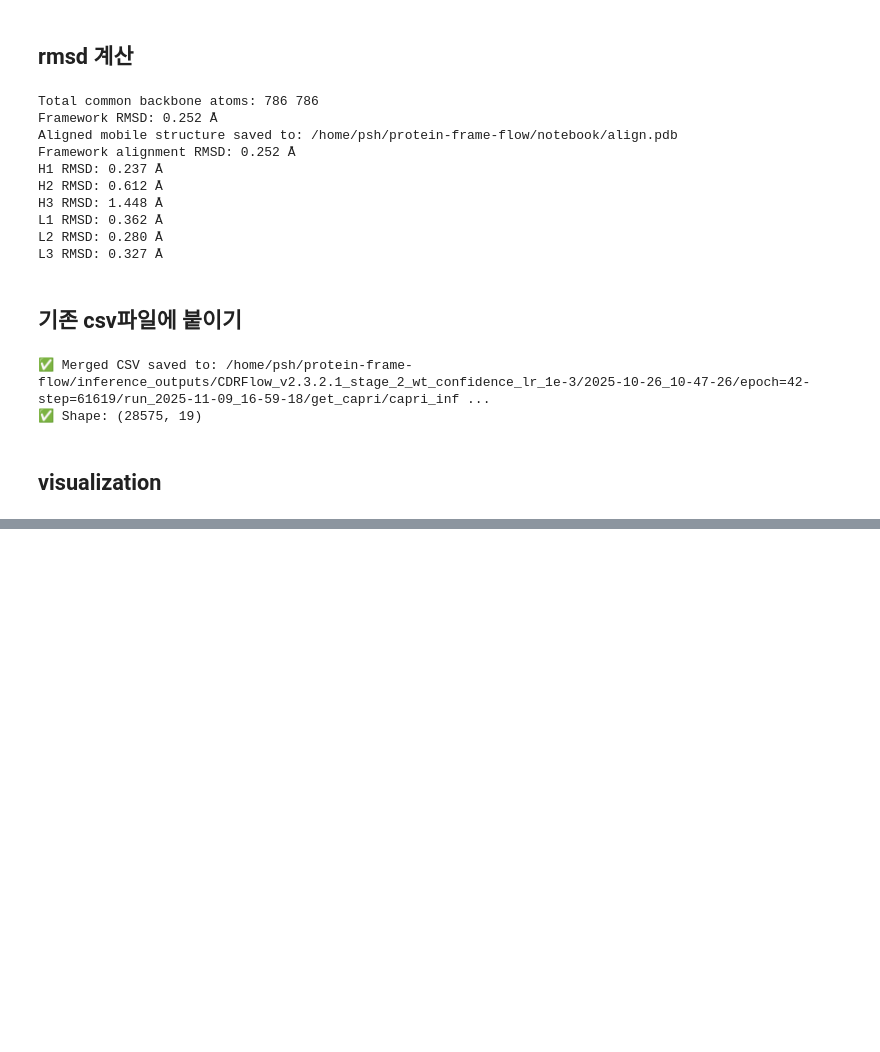
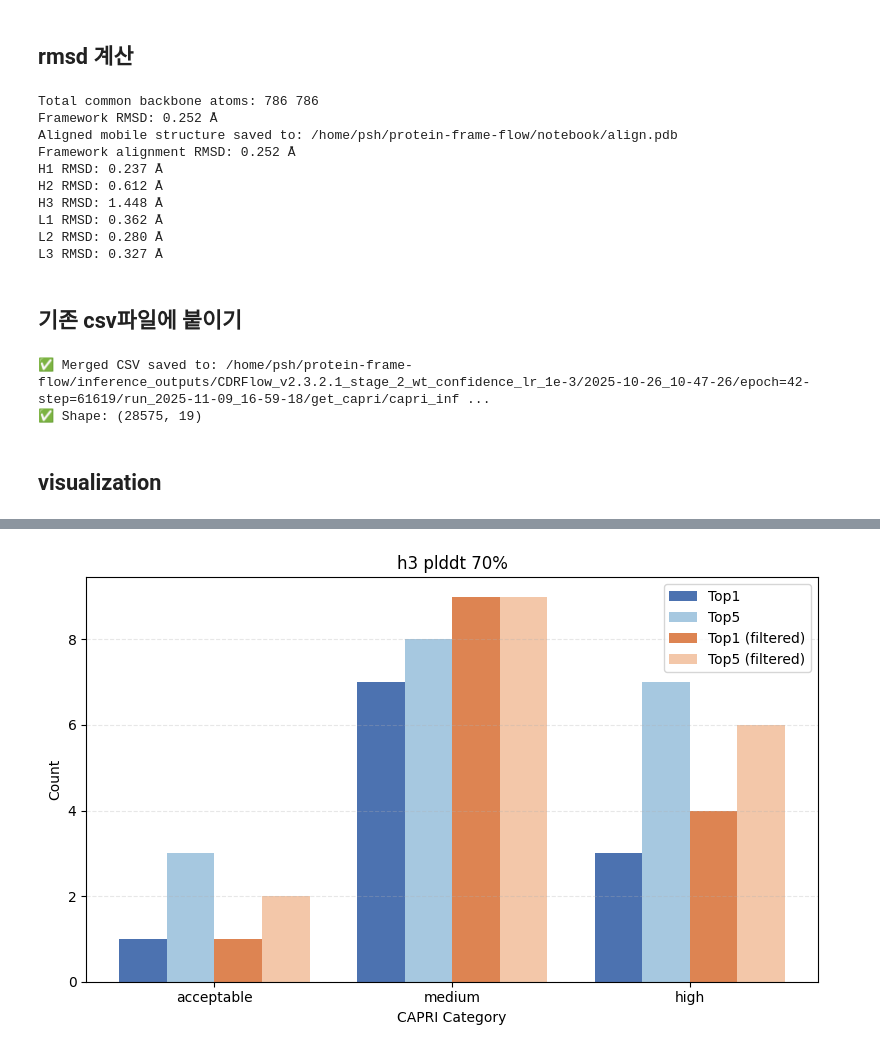
Before and after one commit to shp2001/protein-frame-flow, a Jupyter notebook: notebook/capri_analysis.ipynb, the cells around one changed output, grey strips where cells are left out. Drawn from its saved outputs; the diff is of its cells as text; code cells hidden in the pictures; blank space fills up the shorter version.

```diff
--- a/notebook/capri_analysis.ipynb
+++ b/notebook/capri_analysis.ipynb
@@ -453,0 +625,14 @@ csv_file = '/home/psh/protein-frame-flow/inference_outputs/CDRFlow_v2.3.2.1_stag
+# %%
+import pandas as pd
+
+csv_file = '/home/psh/protein-frame-flow/inference_outputs/CDRFlow_v2.3.2.1_stage_2_wt_confidence_lr_1e-3/2025-10-26_10-47-26/epoch=42-step=61619/kkh/get_capri/combined_capri_rmsd.csv'
+df = pd.read_csv(csv_file)
+rmsd_cols = [c for c in df.columns if "rmsd" in c.lower()]
+grouped = []
+for (pdb_id, data_name), sub_df in df.groupby(['pdb_id', 'data_name']):
+    max_plddt_row = sub_df.loc[sub_df['h3_plddt'].idxmax()].copy()
+    for col in rmsd_cols:
+        if col in sub_df.columns:
+            max_plddt_row[col] = sub_df[col].mean()
+    grouped.append(max_plddt_row)
+df = pd.DataFrame(grouped).reset_index(drop=True)
@@ -453,0 +1058,63 @@ csv_file = '/home/psh/protein-frame-flow/inference_outputs/CDRFlow_v2.3.2.1_stag
+# %%
+title = 'h3 plddt 70%'
+summary, top1_before, top5_before, top1_after, top5_after = filter_and_compare_rel_multi(df, [('h3_plddt', 70)])
+
+import matplotlib.pyplot as plt
+import numpy as np
+import pandas as pd
+
+import matplotlib.pyplot as plt
+import numpy as np
+import pandas as pd
+
+def plot_capri_category_counts(top1_before, top5_before, top1_after, top5_after):
+    """
+    capri_rf 범주별로 top1, top5, top1_filter, top5_filter의 개수를 비교하는 막대그래프
+
+    Parameters
+    ----------
+    top1_before, top5_before, top1_after, top5_after : pd.DataFrame
+        각각 filter 전/후의 top1, top5 데이터
+    """
+
+    categories = ['acceptable', 'medium', 'high']
+    bar_width = 0.2
+    x = np.arange(len(categories))
+
+    # 각 데이터프레임에서 capri_rf별 개수 계산
+    count_top1_before = top1_before['capri_rf'].value_counts().reindex(categories, fill_value=0)
+    count_top5_before = top5_before['capri_rf'].value_counts().reindex(categories, fill_value=0)
+    count_top1_after = top1_after['capri_rf'].value_counts().reindex(categories, fill_value=0)
+    count_top5_after = top5_after['capri_rf'].value_counts().reindex(categories, fill_value=0)
+
+    # 색상 팔레트 설정 (Top1/Top5는 진한색, filtered는 같은 계열의 연한색)
+    colors = {
+        'top1_before': '#4C72B0',   # 진한 파랑
+        'top5_before': '#A6C8E0',   # 진한 주황
+        'top1_after':  '#DD8452',   # 연파랑
+        'top5_after':  '#F3C7A9'    # 연주황
+    }
+
+    plt.figure(figsize=(8, 5))
+
+    # 막대 순서: Top1 → Top5 → Top1(filtered) → Top5(filtered)
+    plt.bar(x - 1.5*bar_width, count_top1_before, width=bar_width, color=colors['top1_before'], label='Top1')
+    plt.bar(x - 0.5*bar_width, count_top5_before, width=bar_width, color=colors['top5_before'], label='Top5')
+    plt.bar(x + 0.5*bar_width, count_top1_after,  width=bar_width, color=colors['top1_after'],  label='Top1 (filtered)')
+    plt.bar(x + 1.5*bar_width, count_top5_after,  width=bar_width, color=colors['top5_after'],  label='Top5 (filtered)')
+
+    # 그래프 꾸미기
+    plt.xticks(x, categories)
+    plt.ylabel("Count")
+    plt.xlabel("CAPRI Category")
+    plt.title(title)
+    plt.legend()
+    plt.grid(axis='y', linestyle='--', alpha=0.3)
+
+    plt.tight_layout()
+    plt.show()
+
+
+plot_capri_category_counts(top1_before, top5_before, top1_after, top5_after)
+# %% [output]
+[figure, added]
```
Also changed, not shown: parts of 14 cells of this notebook, 2 other files.
